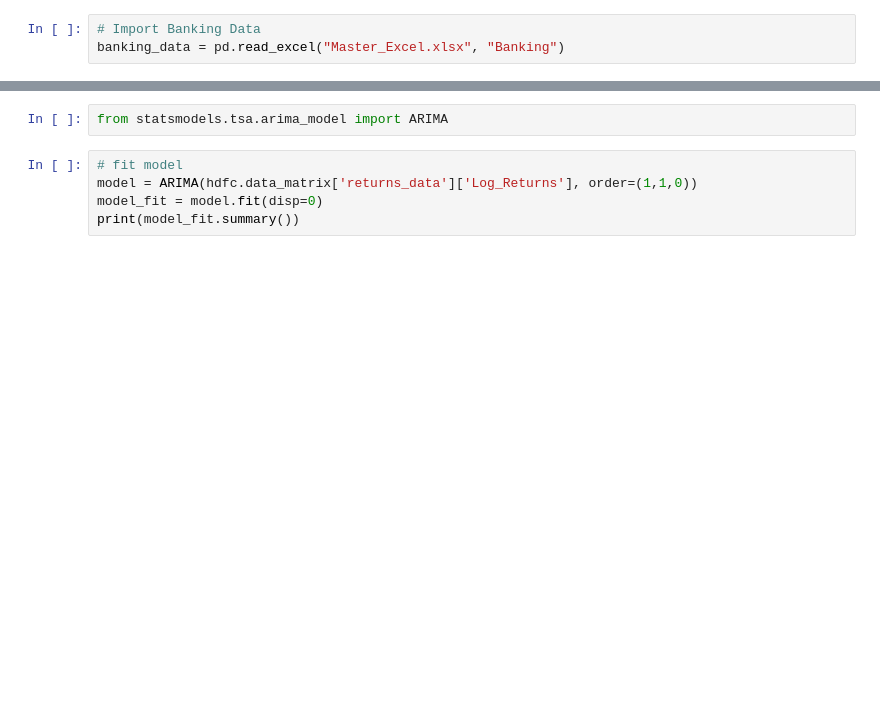
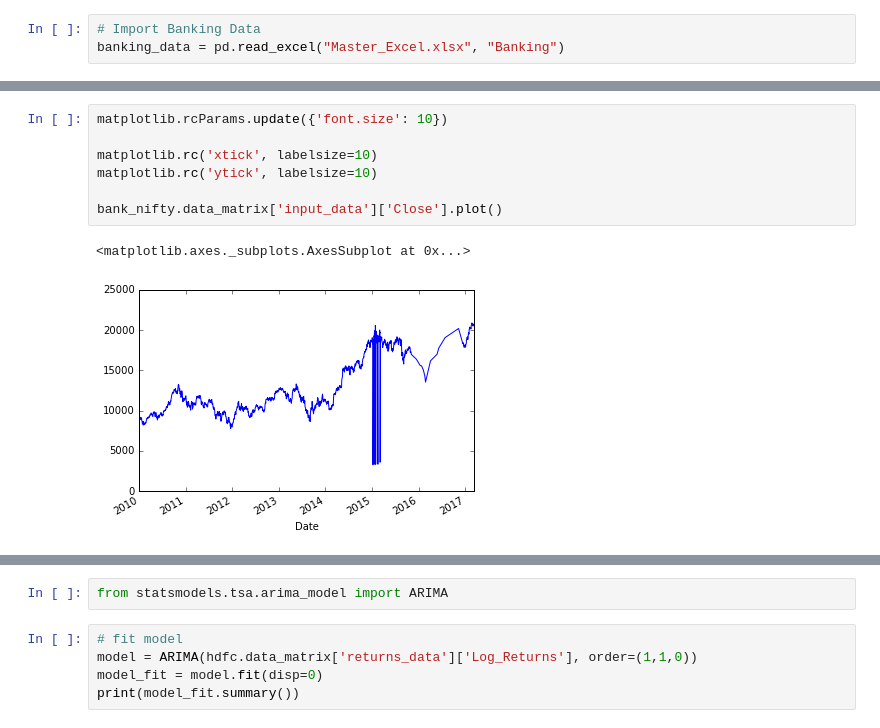
Before and after one commit to kshiitijee/Time_Series, a Jupyter notebook: Stock_Analysis.ipynb, the cells around one changed output, grey strips where cells are left out. Drawn from its saved outputs; the diff is of its cells as text; blank space fills up the shorter version.

```diff
--- a/Stock_Analysis.ipynb
+++ b/Stock_Analysis.ipynb
@@ -25,0 +77,10 @@ hdfc.data_matrix['returns_data']['Log_Returns'][-20:].plot()
+# %%
+matplotlib.rcParams.update({'font.size': 10})
+
+matplotlib.rc('xtick', labelsize=10)
+matplotlib.rc('ytick', labelsize=10)
+
+bank_nifty.data_matrix['input_data']['Close'].plot()
+# %% [output]
+<matplotlib.axes._subplots.AxesSubplot at 0x...>
+[figure, added]
```
Also changed, not shown: parts of 22 cells of this notebook, 3 other files.
